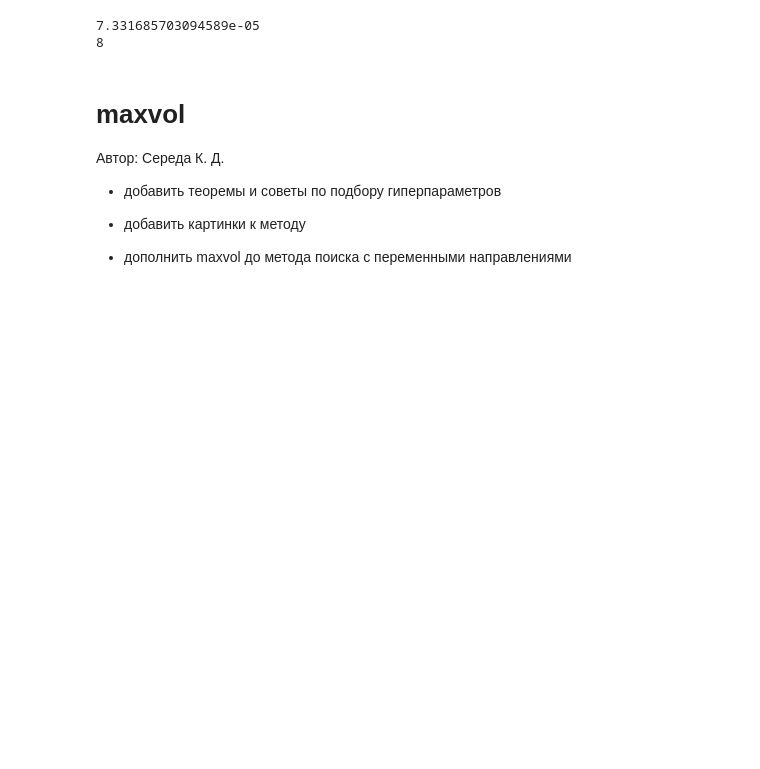
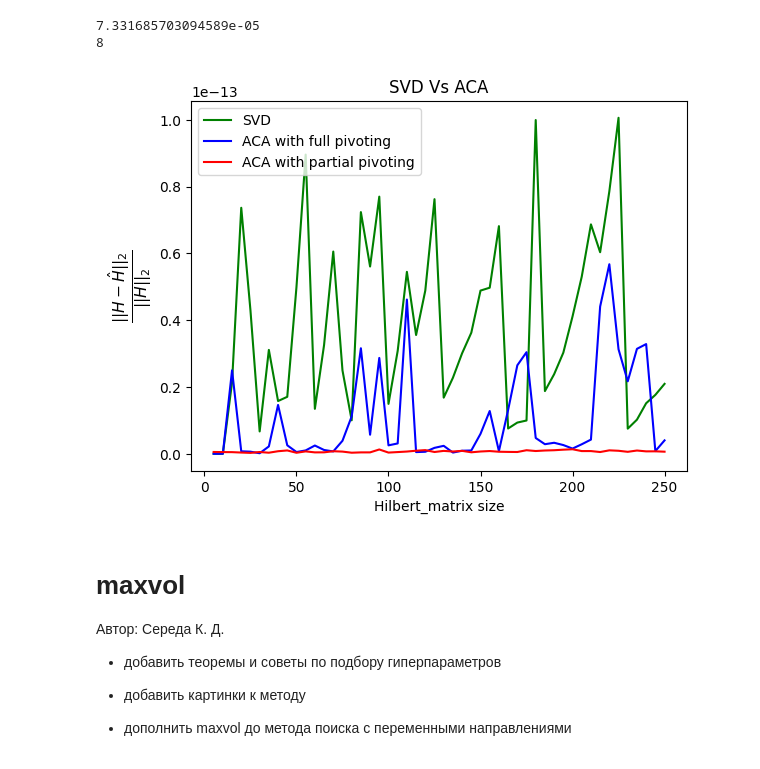
Before and after one commit to ol3gka/AI_Masters_NLA_projects_Matrix_Masters, a Jupyter notebook: Maxvol_code.ipynb, the cells around one changed output. Saved outputs shown, nothing was run; the diff lists cells and outputs as text; code cells hidden in the pictures; blank space fills up the shorter version.

```diff
--- a/Maxvol_code.ipynb
+++ b/Maxvol_code.ipynb
@@ -174,6 +175,31 @@ print(r)
 # %% [output]
 7.331685703094589e-05
 8
+# %%
+aca_f=[-1]*50
+aca_p=[-1]*50
+svd=[-1]*50
+x=[-1]*50
+for i in range (0,50):
+    H=Hilbert_matrix(5*i+5)
+    U_f,V_f,r=ACA_full_pivoting(H, 0.0000000000001)
+    U_p,V_p,r=ACA_partial_pivoting(H, 0.0000000000001)
+    u, s, v = np.linalg.svd(H, full_matrices=False)
+    x[i] = 5*i+5
+    aca_f[i] = np.linalg.norm(H-U_f@V_f, ord = 2)/np.linalg.norm(H, ord = 2)
+    aca_p[i] = np.linalg.norm(H-U_p@V_p, ord = 2)/np.linalg.norm(H, ord = 2)
+    svd[i] = np.linalg.norm(H-u.dot(np.diag(s).dot(v)), ord = 2)/np.linalg.norm(H, ord = 2)
+# %%
+plt.title("SVD Vs ACA")
+plt.xlabel("Hilbert_matrix size")
+plt.ylabel(r"$\frac{||H-\hat{H}||_2}{||H||_2}$", fontsize=16)
+plt.plot(x, aca_f, color ="green")
+plt.plot(x, aca_p, color ="blue")
+plt.plot(x, svd, color ="red")
+plt.legend(['SVD','ACA with full pivoting', 'ACA with partial pivoting'])
+plt.show()
+# %% [output]
+[figure, added]
 # %% [markdown]
 # maxvol
 Автор: Середа К. Д.
```
Also changed, not shown: parts of 2 cells of this notebook.
